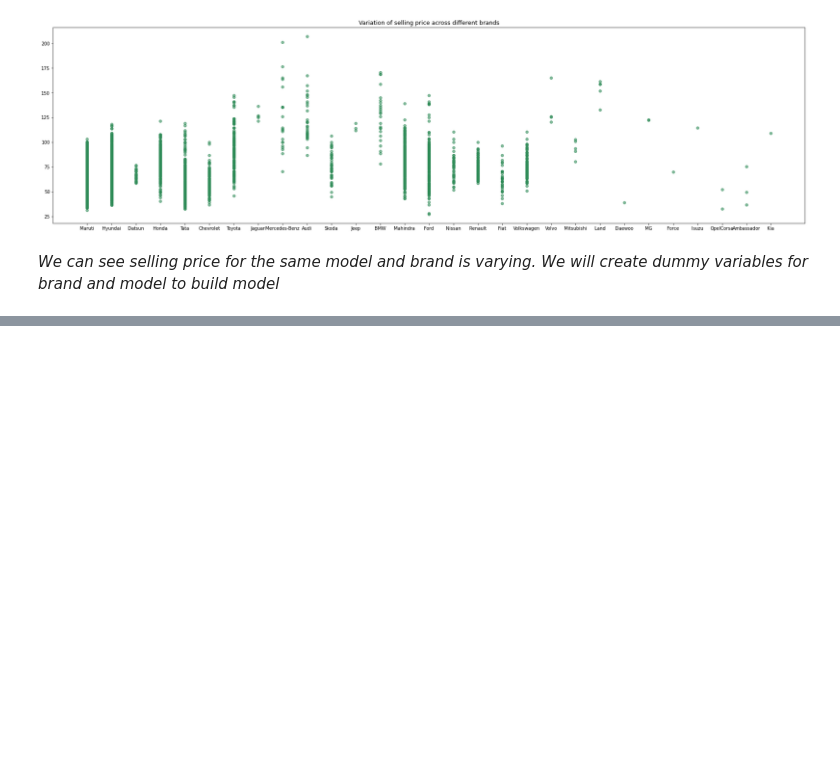
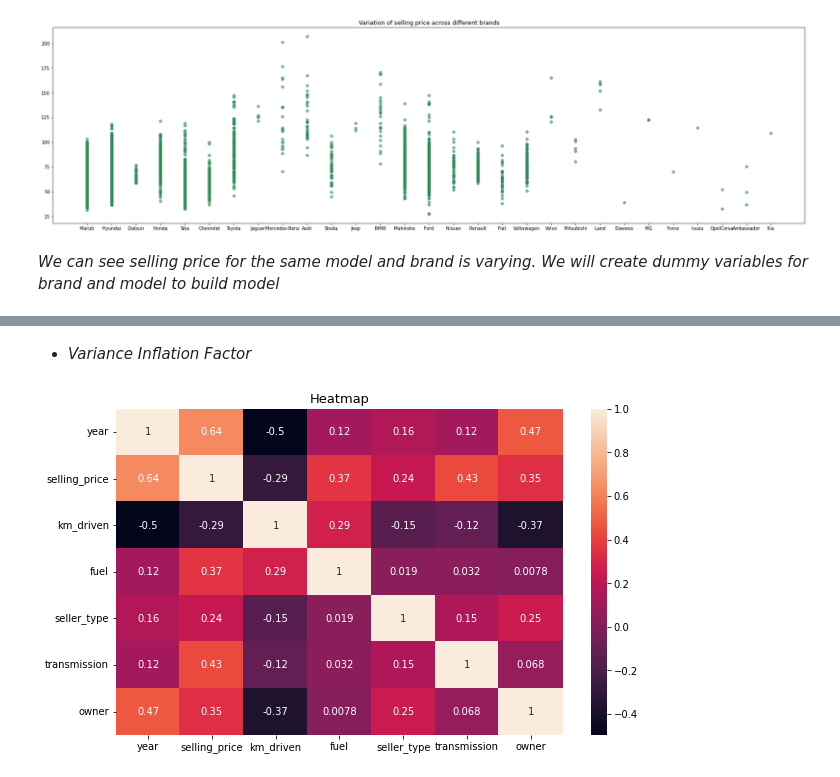
Before and after one commit to kiran9615/Linear-Regression-Model-Car-Dekho-, a Jupyter notebook: Linear_Regression_(Car_Dekho).ipynb, the cells around one changed output, grey strips where cells are left out. Saved outputs shown, nothing was run; the diff lists cells and outputs as text; code cells hidden in the pictures; blank space fills up the shorter version.

```diff
--- a/Linear_Regression_(Car_Dekho).ipynb
+++ b/Linear_Regression_(Car_Dekho).ipynb
@@ -257,0 +343,43 @@ plt.show()
+# %%
+#----------------------------------Block 29--------------------------------------
+
+#defining a function to encode 'transmission' by observing Block 22 graphs
+def transmission_encode(x):
+  if x == 'Automatic':
+    return 1
+  else:
+    return 0
+# %%
+#----------------------------------Block 30--------------------------------------
+
+#applying function defined in Block 29 in 'transmission' feature
+cardekho_cardetails_data['transmission']=cardekho_cardetails_data['transmission'].apply(transmission_encode)
+# %%
+#----------------------------------Block 31--------------------------------------
+
+#defining a function to encode 'owner' by observing Block 22 graphs
+def owner_encode(x):
+  if x =='Fourth & Above Owner':
+    return 0
+  elif x in['Third Owner','Second Owner']:
+    return 1
+  elif x == 'First Owner':
+    return 2
+  else:
+    return 3
+# %%
+#----------------------------------Block 32--------------------------------------
+
+#applying function defined in Block 31 in 'owner' feature
+cardekho_cardetails_data['owner']=cardekho_cardetails_data['owner'].apply(owner_encode)
+# %% [markdown]
+* *Variance Inflation Factor*
+# %%
+#----------------------------------Block 33--------------------------------------
+
+plt.figure(figsize=(10,6))   #defining figure
+sns.heatmap(cardekho_cardetails_data.corr(), annot =True)   #heatmap showing correlation between features
+plt.title('Heatmap',fontsize=13)
+plt.show()
+# %% [output]
+[figure, added]
```
Also changed, not shown: parts of 72 cells of this notebook.
